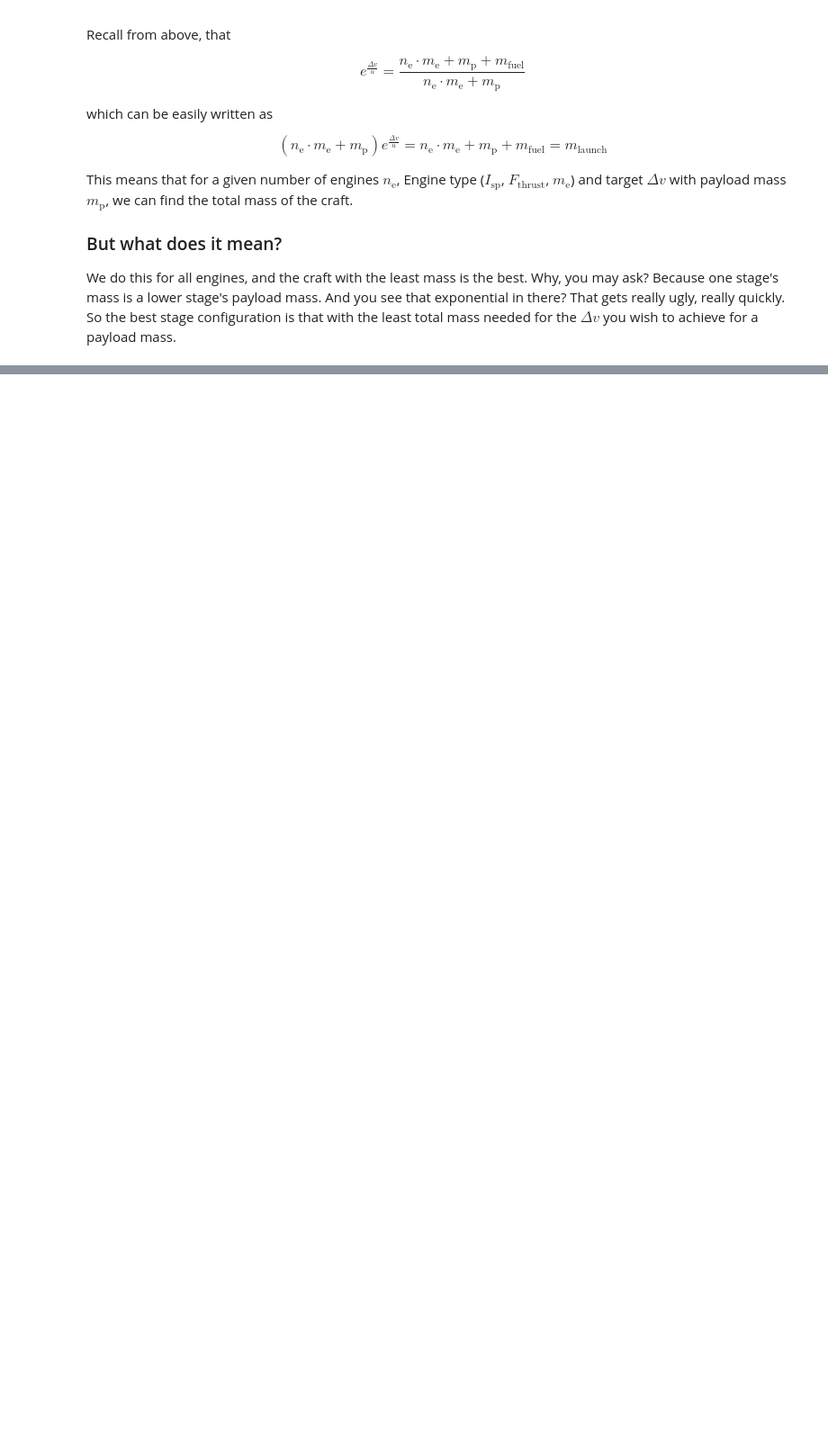
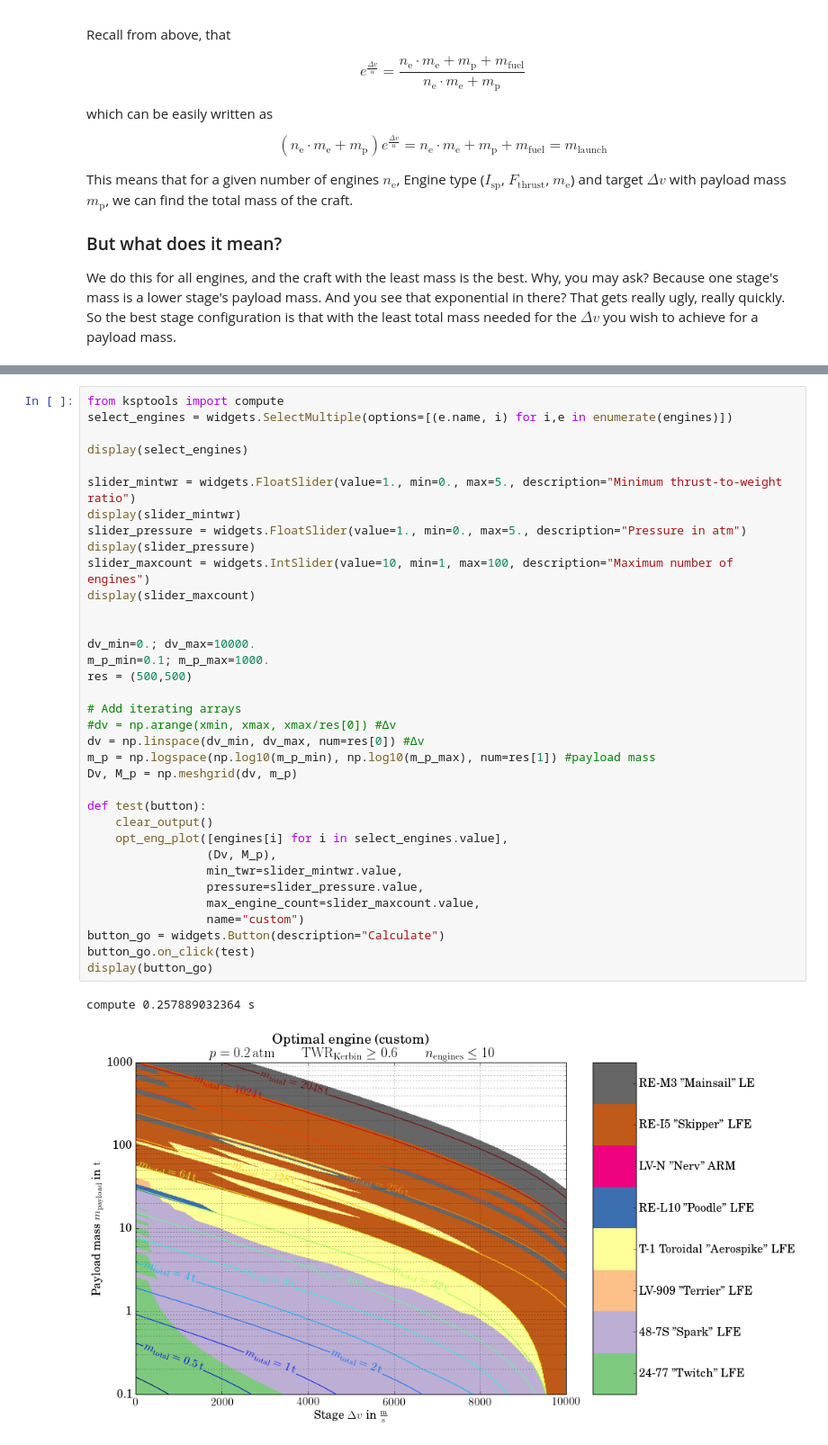
Before and after one commit to mueslo/KerbalPlot, a Jupyter notebook: kerbalplot.ipynb, the cells around one changed output, grey strips where cells are left out. Shown at 90% size. Saved outputs shown, nothing was run; the diff lists cells and outputs as text; blank space fills up the shorter version.

```diff
--- a/kerbalplot.ipynb
+++ b/kerbalplot.ipynb
@@ -321,0 +325,38 @@ plotting IX-6315 "Dawn" Electric Propulsion System 0.25
+# %%
+from ksptools import compute
+select_engines = widgets.SelectMultiple(options=[(e.name, i) for i,e in enumerate(engines)])
+
+display(select_engines)
+
+slider_mintwr = widgets.FloatSlider(value=1., min=0., max=5., description="Minimum thrust-to-weight ratio")
+display(slider_mintwr)
+slider_pressure = widgets.FloatSlider(value=1., min=0., max=5., description="Pressure in atm")
+display(slider_pressure)
+slider_maxcount = widgets.IntSlider(value=10, min=1, max=100, description="Maximum number of engines")
+display(slider_maxcount)
+
+
+dv_min=0.; dv_max=10000.
+m_p_min=0.1; m_p_max=1000.
+res = (500,500)
+
+# Add iterating arrays
+#dv = np.arange(xmin, xmax, xmax/res[0]) #Δv
+dv = np.linspace(dv_min, dv_max, num=res[0]) #Δv
+m_p = np.logspace(np.log10(m_p_min), np.log10(m_p_max), num=res[1]) #payload mass
+Dv, M_p = np.meshgrid(dv, m_p)
+
+def test(button):
+    clear_output()
+    opt_eng_plot([engines[i] for i in select_engines.value],
+                 (Dv, M_p),
+                 min_twr=slider_mintwr.value,
+                 pressure=slider_pressure.value,
+                 max_engine_count=slider_maxcount.value,
+                 name="custom")
+button_go = widgets.Button(description="Calculate")
+button_go.on_click(test)
+display(button_go)
+# %% [output]
+compute 0.257889032364 s
+[figure, added]
```
Also changed, not shown: parts of 11 cells of this notebook, 12 other files.
